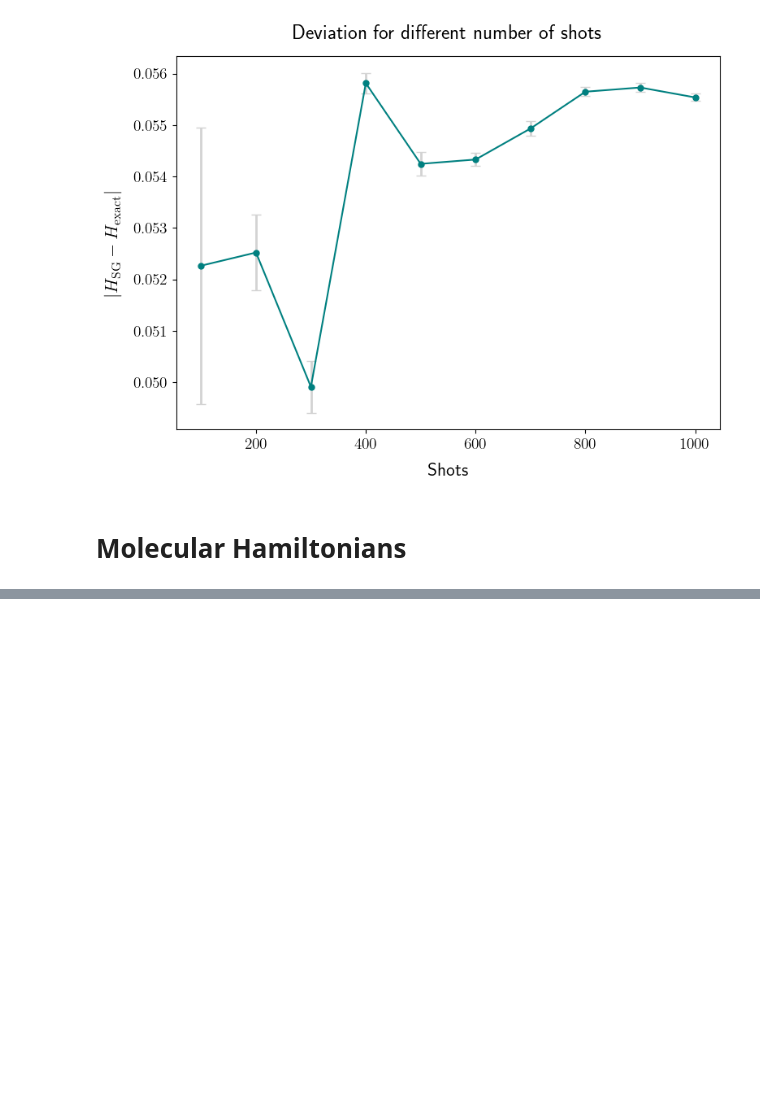
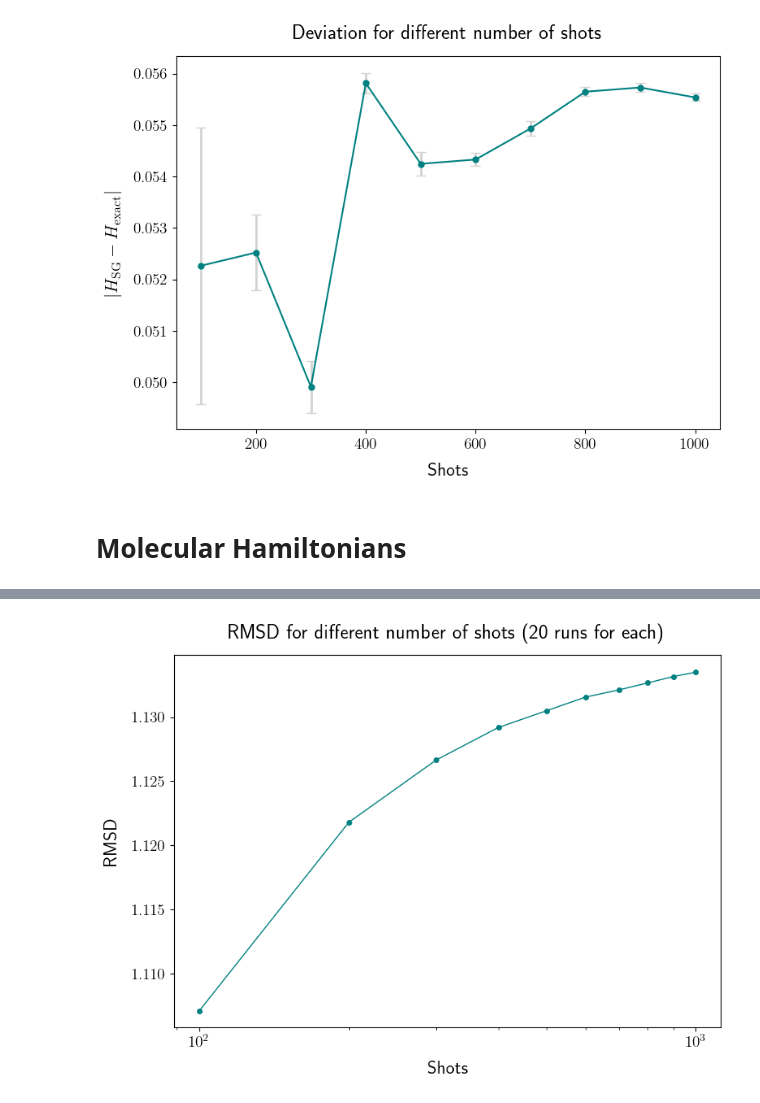
Before and after one commit to Marshhall/Physics_Thesis, a Jupyter notebook: shadow_grouping.ipynb, the cells around one changed output, grey strips where cells are left out. Drawn from its saved outputs; the diff is of its cells as text; code cells hidden in the pictures; blank space fills up the shorter version.

```diff
--- a/shadow_grouping.ipynb
+++ b/shadow_grouping.ipynb
@@ -728,0 +878,32 @@ print(H2data.hamiltonian)
+# %%
+# Use LaTeX for text rendering
+plt.rcParams['text.usetex'] = True
+plt.rcParams['font.size'] = 14
+plt.rcParams['axes.labelsize'] = 16
+plt.rcParams['axes.titlesize'] = 18
+plt.rcParams['xtick.labelsize'] = 14
+plt.rcParams['ytick.labelsize'] = 14
+
+# Create figure
+fig, ax = plt.subplots(figsize=(8,6))
+# fig.patch.set_facecolor('#FAFAFA')
+# ax.set_facecolor('#FAFAFA')
+
+# Plot with error bars
+ax.plot(n_shotss, rmsds, color='teal', markersize=4, marker="o", lw=1)
+
+# Titles and labels
+ax.set_title(f"RMSD for different number of shots ({number_of_runs} runs for each)", pad=15)
+ax.set_xlabel(r"Shots", labelpad=10)
+ax.set_ylabel(r"RMSD", labelpad=10)
+ax.set_xscale('log')
+
+
+# Tight layout
+plt.tight_layout()
+
+# Show plot
+plt.show()
+fig.savefig(f"Plots/H2_rmsd_{n_shotss[0]}_{n_shotss[-1]}_{number_of_runs}r_log.pdf", dpi=800)
+# %% [output]
+[figure, added]
```
Also changed, not shown: parts of 19 cells of this notebook.
